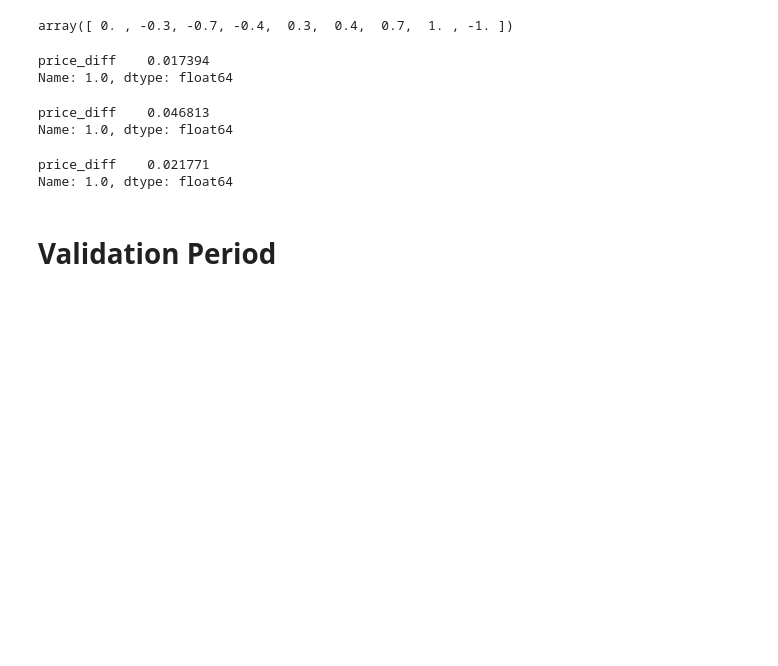
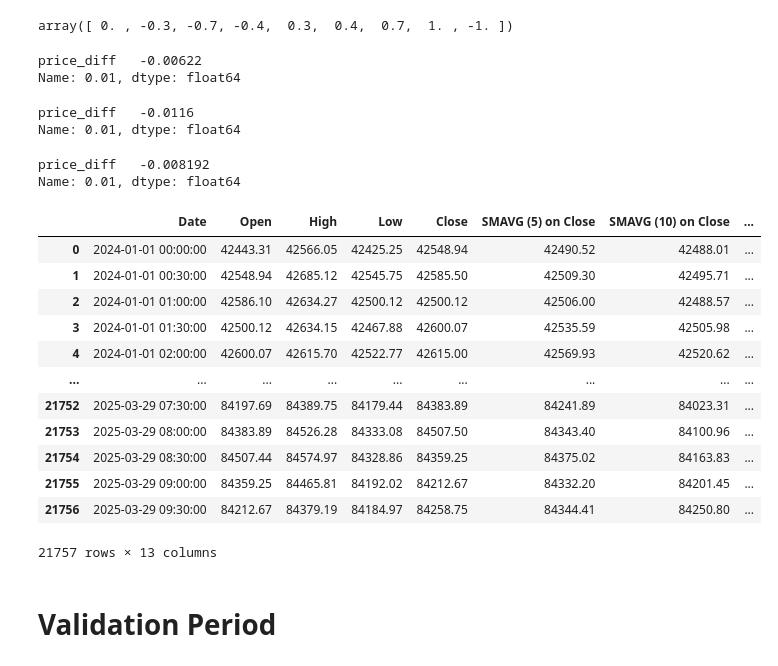
Before and after one commit to jeswid/DSE4211_Trading_Strategy, a Jupyter notebook: src/Bollinger Bands final.ipynb, the cells around one changed output. Drawn from its saved outputs; the diff is of its cells as text; code cells hidden in the pictures; blank space fills up the shorter version.

```diff
--- a/src/Bollinger Bands final.ipynb
+++ b/src/Bollinger Bands final.ipynb
@@ -208,24 +218,24 @@ def enhanced_btc_offhours(btc_signal, current_units, portfolio_value, btc_curr_p
 # %%
 spy_check = spy.loc[spy['Date'] < datetime.datetime(2025, 1, 1)].copy()
 spy_check['price_diff'] = spy_check['Close'].pct_change()
-spy_check[['price_diff']].quantile(1)
+spy_check[['price_diff']].quantile(0.01)
 # %% [output]
-price_diff    0.017394
-Name: 1.0, dtype: float64
+price_diff   -0.00622
+Name: 0.01, dtype: float64
 # %%
 btc_check = btc.loc[btc['Date'] < datetime.datetime(2025, 1, 1)].copy()
 btc_check['price_diff'] = btc_check['Close'].pct_change()
-btc_check[['price_diff']].quantile(1)
+btc_check[['price_diff']].quantile(0.01)
 # %% [output]
-price_diff    0.046813
-Name: 1.0, dtype: float64
+price_diff   -0.0116
+Name: 0.01, dtype: float64
 # %%
 tlt_check = tlt.loc[tlt['Date'] < datetime.datetime(2025, 1, 1)].copy()
 tlt_check['price_diff'] = tlt_check['Close'].pct_change()
-tlt_check[['price_diff']].quantile(1)
+tlt_check[['price_diff']].quantile(0.01)
 # %% [output]
-price_diff    0.021771
-Name: 1.0, dtype: float64
+price_diff   -0.008192
+Name: 0.01, dtype: float64
 # %%
 def backtest_bb_strategy(btc_data, spy_data, tlt_data, start_date, end_date):
     """Backtest the Bollinger Band enhanced strategy"""
@@ -414,6 +430,22 @@ def backtest_bb_strategy(btc_data, spy_data, tlt_data, start_date, end_date):
         'TLTPrice': [a['TLT'] for a in prices],
         'TLTSignal': [a['TLT'] for a in signals_history]
     })
+# %%
+btc[:-1]
+# %% [output]
+|  | Date | Open | High | Low | Close | SMAVG (5) on Close | SMAVG (10) on Close | ... |
+| 0 | 2024-01-01 00:00:00 | 42443.31 | 42566.05 | 42425.25 | 42548.94 | 42490.52 | 42488.01 | ... |
+| 1 | 2024-01-01 00:30:00 | 42548.94 | 42685.12 | 42545.75 | 42585.50 | 42509.30 | 42495.71 | ... |
+| 2 | 2024-01-01 01:00:00 | 42586.10 | 42634.27 | 42500.12 | 42500.12 | 42506.00 | 42488.57 | ... |
+| 3 | 2024-01-01 01:30:00 | 42500.12 | 42634.15 | 42467.88 | 42600.07 | 42535.59 | 42505.98 | ... |
+| 4 | 2024-01-01 02:00:00 | 42600.07 | 42615.70 | 42522.77 | 42615.00 | 42569.93 | 42520.62 | ... |
+| ... | ... | ... | ... | ... | ... | ... | ... | ... |
+| 21752 | 2025-03-29 07:30:00 | 84197.69 | 84389.75 | 84179.44 | 84383.89 | 84241.89 | 84023.31 | ... |
+| 21753 | 2025-03-29 08:00:00 | 84383.89 | 84526.28 | 84333.08 | 84507.50 | 84343.40 | 84100.96 | ... |
+| 21754 | 2025-03-29 08:30:00 | 84507.44 | 84574.97 | 84328.86 | 84359.25 | 84375.02 | 84163.83 | ... |
+| 21755 | 2025-03-29 09:00:00 | 84359.25 | 84465.81 | 84192.02 | 84212.67 | 84332.20 | 84201.45 | ... |
+| 21756 | 2025-03-29 09:30:00 | 84212.67 | 84379.19 | 84184.97 | 84258.75 | 84344.41 | 84250.80 | ... |
+21757 rows × 13 columns
 # %% [markdown]
 # Validation Period
 # %%
```
Also changed, not shown: parts of 13 cells of this notebook.
